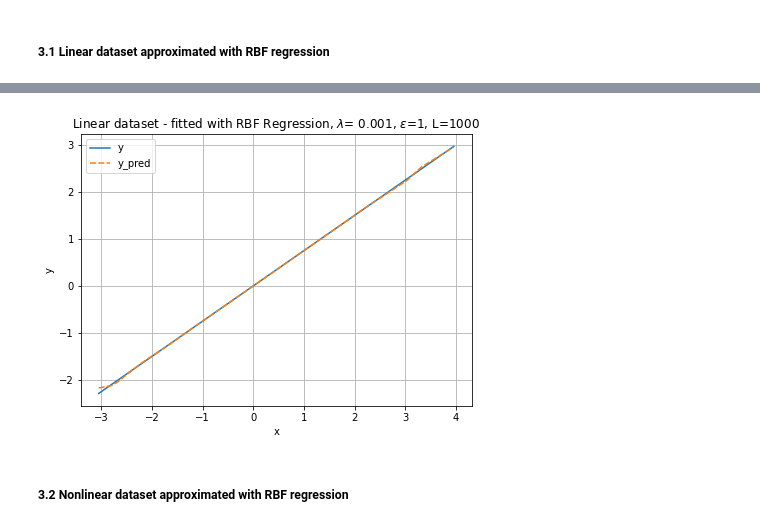
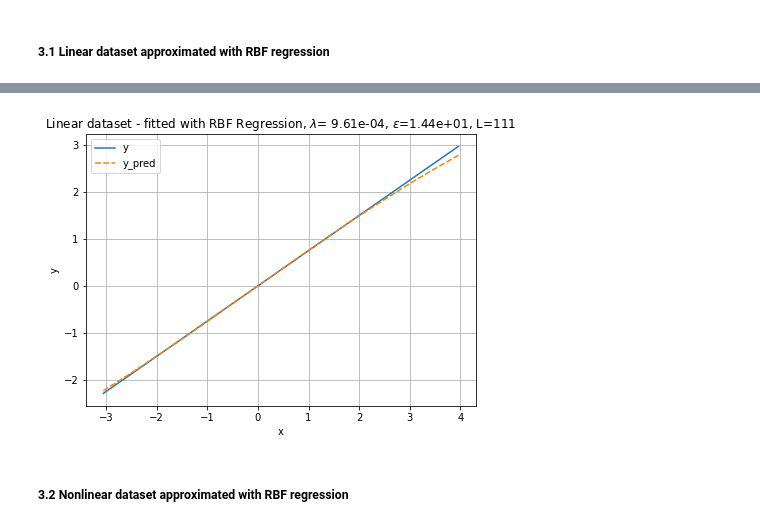
Before and after one commit to sonmikrafft-uni-MLCMS/ex5, a Jupyter notebook: task_1.ipynb, the cells around one changed output, grey strips where cells are left out. Saved outputs shown, nothing was run; the diff lists cells and outputs as text; code cells hidden in the pictures.

```diff
--- a/task_1.ipynb
+++ b/task_1.ipynb
@@ -151,0 +153,4 @@ df_linear_augmented
+# %%
+param_grid_rbf_regression = {"lamb": loguniform(1e-6, 1e-1), "eps": loguniform(1e-2, 1e2), "L": randint(1, 1000)}
+rbf = RBFRegression()
+best_model = get_best_model(param_grid_rbf_regression, rbf, df_linear.x.values, df_linear.y.values, n_iter=100)
@@ -151,0 +163,4 @@ df_linear_augmented
+# %%
+y_pred = best_model.predict(df_linear.x.values)
+df_linear_augmented = augment_with_prediction(df_linear, y_pred)
+df_linear_augmented
@@ -152,11 +182,11 @@ df_linear_augmented
 # %%
 fig, ax = plt.subplots(1, 1, figsize=(7, 5))
-title = r"Linear dataset - fitted with RBF Regression, $\lambda$= {}, $\epsilon$={}, L={}".format(
-    lamb, rbf.eps, rbf.L
+title = r"Linear dataset - fitted with RBF Regression, $\lambda$= {:.2e}, $\epsilon$={:.2e}, L={}".format(
+    best_model.lamb, best_model.eps, best_model.L
 )
 ax = plot_pandas_dataset(df_linear_augmented, "x", "y", title, ax=ax)
 fig.savefig("plots/1_linear_dataset_rbf_regression.pdf", bbox_inches="tight")
 # %% [output]
-[figure, old version]
+[figure, new version]
 # %% [markdown]
 ##### 3.2 Nonlinear dataset approximated with RBF regression
```
Also changed, not shown: parts of 14 cells of this notebook, 1 other file.
